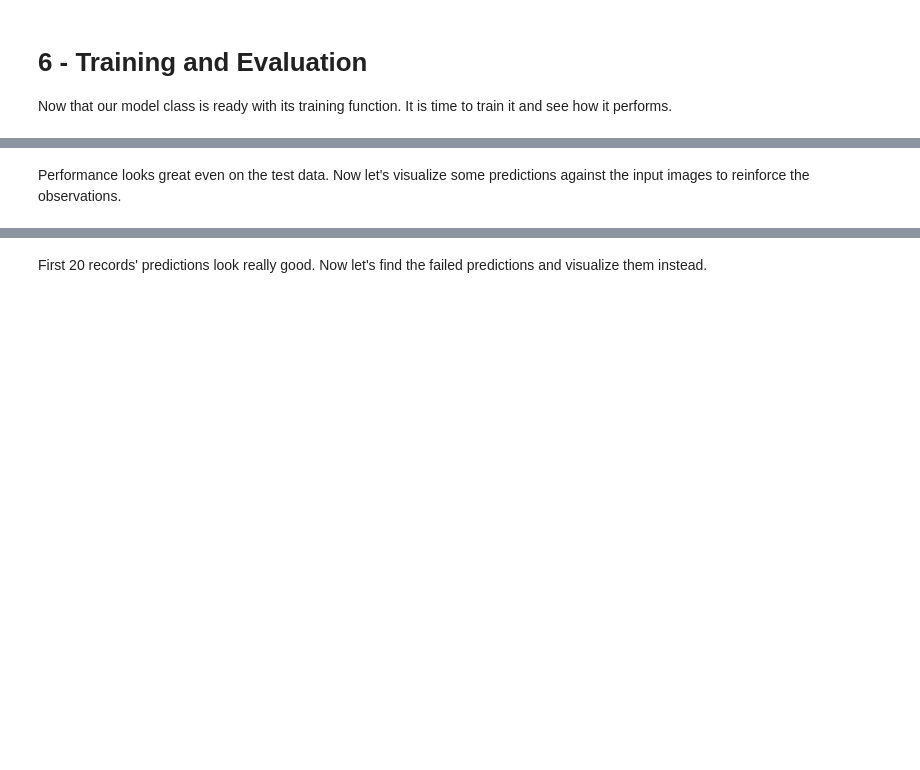
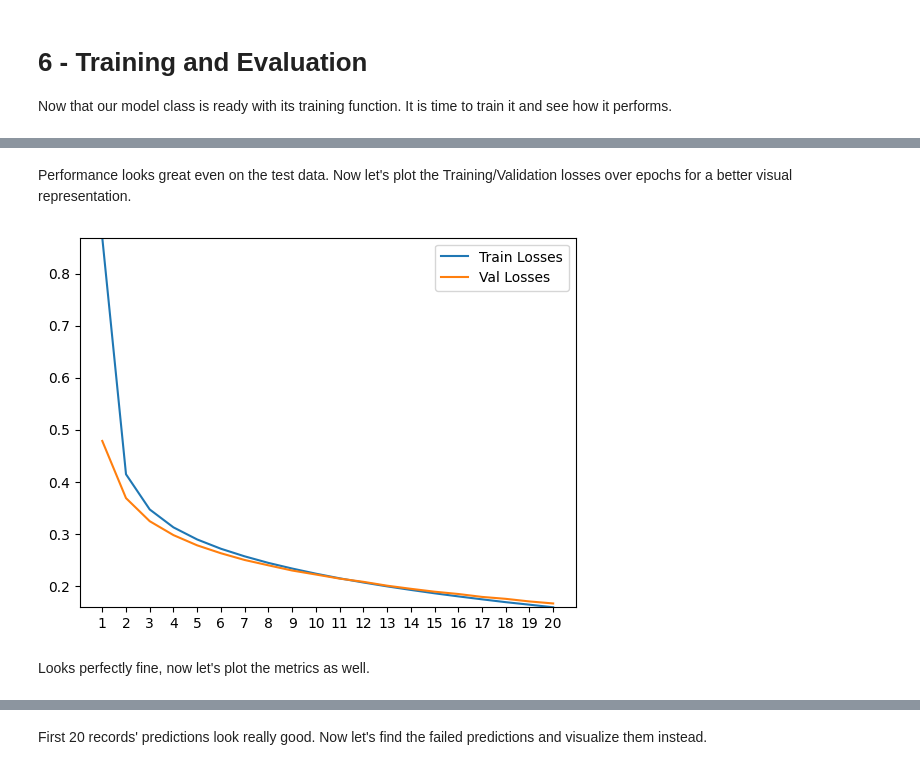
Before and after one commit to DoubleCyclone/Neural-Network-From-Scratch, a Jupyter notebook: notebooks/Neural_Network_From_Scratch.ipynb, the cells around one changed output, grey strips where cells are left out. Saved outputs shown, nothing was run; the diff lists cells and outputs as text; code cells hidden in the pictures; blank space fills up the shorter version.

```diff
--- a/notebooks/Neural_Network_From_Scratch.ipynb
+++ b/notebooks/Neural_Network_From_Scratch.ipynb
@@ -538,2 +575,18 @@ f1 : 0.9769
 # %% [markdown]
-Performance looks great even on the test data. Now let's visualize some predictions against the input images to reinforce the observations.
+Performance looks great even on the test data. Now let's plot the Training/Validation losses over epochs for a better visual representation.
+# %%
+def plot_losses(train_losses, val_losses) :
+  # Plot both train and val losses on the same graph
+  x_range = range(1, len(train_losses) + 1)
+  plt.plot(x_range, train_losses, label="Train Losses")
+  plt.plot(x_range, val_losses, label="Val Losses")
+  plt.xticks(range(1, len(train_losses) + 1, 1)) # Set x-axis ticks
+  plt.ylim(np.min([np.min(train_losses), np.min(val_losses)]), np.max([np.max(train_losses), np.max(val_losses)])) # Set y-axis
+  plt.legend()
+  plt.show()
+# %%
+plot_losses(model_np.train_losses, model_np.val_losses)
+# %% [output]
+[figure, added]
+# %% [markdown]
+Looks perfectly fine, now let's plot the metrics as well.
```
Also changed, not shown: parts of 38 cells of this notebook.
